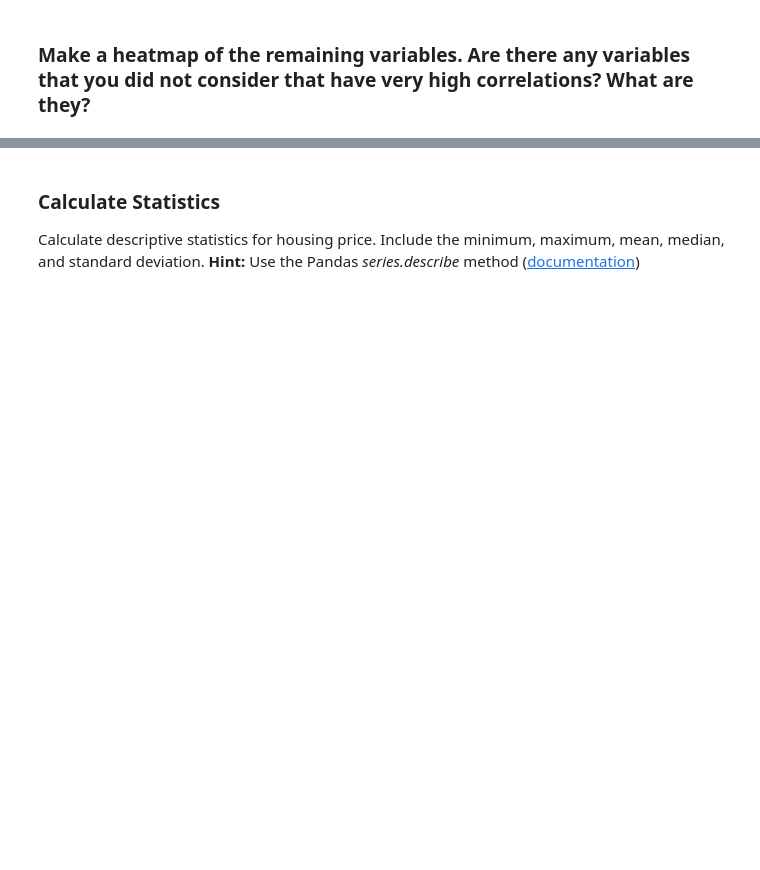
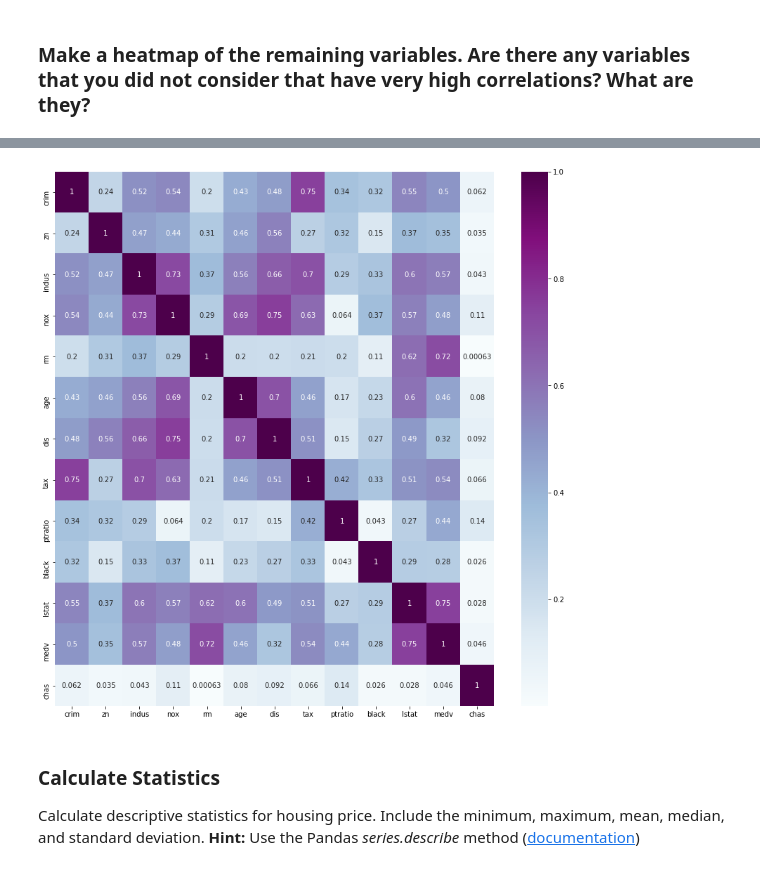
Before and after one commit to ta-data-remote/lab-problems-with-ML, a Jupyter notebook: your-code/lab_boston_housing.ipynb, the cells around one changed output, grey strips where cells are left out. Saved outputs shown, nothing was run; the diff lists cells and outputs as text; code cells hidden in the pictures; blank space fills up the shorter version.

```diff
--- a/your-code/lab_boston_housing.ipynb
+++ b/your-code/lab_boston_housing.ipynb
@@ -43,3 +348,10 @@ import matplotlib.pyplot as plt
+# %%
+boston4 = boston3.drop("rad", axis=1)
+# %%
+fig, ax = plt.subplots(figsize=(14,14))
+sns.heatmap(abs(boston4.corr()), annot=True,cmap="BuPu");
+# %% [output]
+[figure, added]
 # %% [markdown]
 ### Calculate Statistics
 Calculate descriptive statistics for housing price. Include the minimum, maximum, mean, median, and standard deviation.
```
Also changed, not shown: parts of 80 cells of this notebook, 1 other file.
